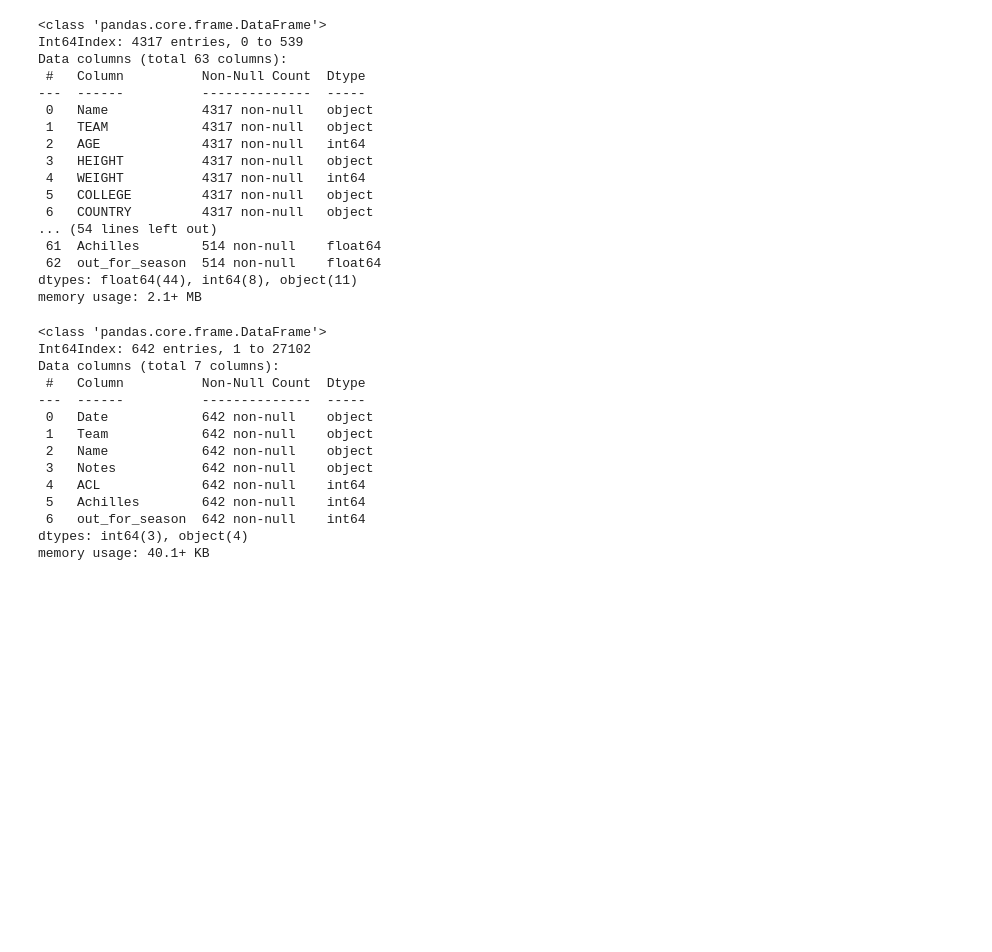
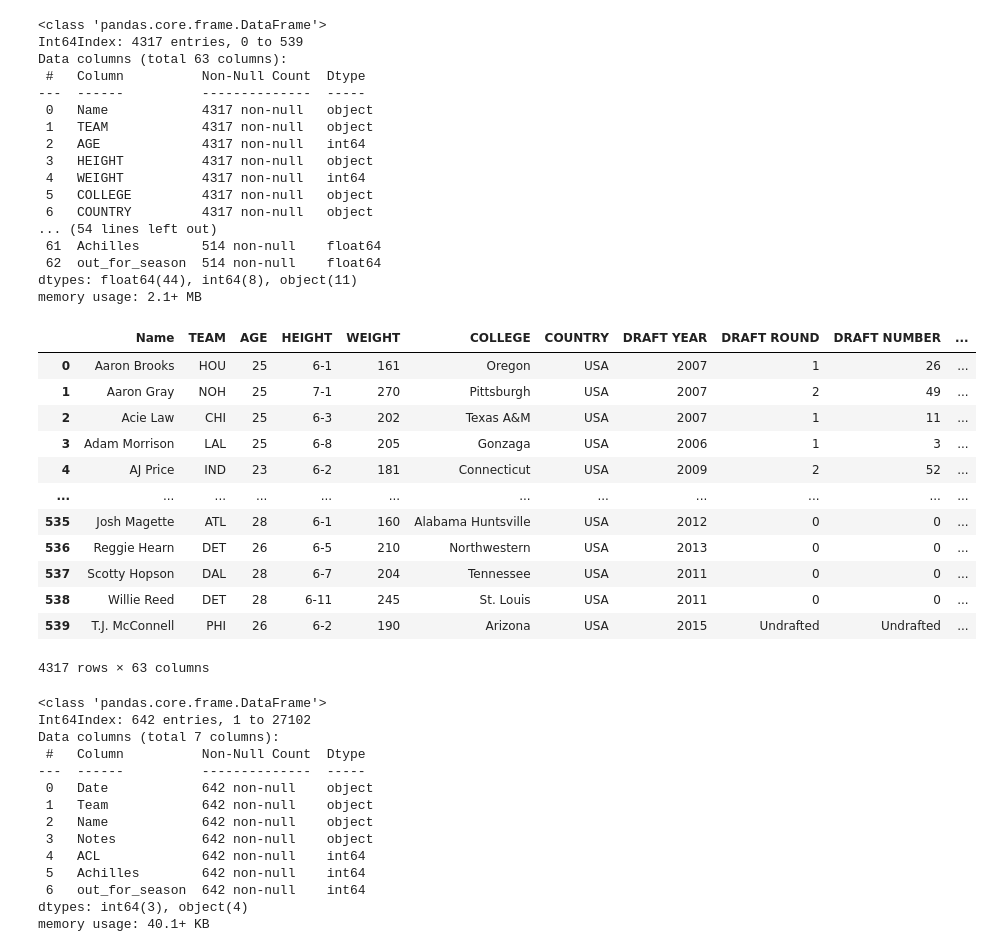
Before and after one commit to RH3421/Reducing_NBA_Injuries, a Jupyter notebook: Firstpass.ipynb, the cells around one changed output. Drawn from its saved outputs; the diff is of its cells as text; code cells hidden in the pictures; blank space fills up the shorter version.

```diff
--- a/Firstpass.ipynb
+++ b/Firstpass.ipynb
@@ -290,6 +290,23 @@ Data columns (total 63 columns):
  62  out_for_season  514 non-null    float64
 dtypes: float64(44), int64(8), object(11)
 memory usage: 2.1+ MB
+# %%
+pd.set_option('display.max_columns', None)
+df_con
+# %% [output]
+|  | Name | TEAM | AGE | HEIGHT | WEIGHT | COLLEGE | COUNTRY | DRAFT YEAR | DRAFT ROUND | DRAFT NUMBER | ... |
+| 0 | Aaron Brooks | HOU | 25 | 6-1 | 161 | Oregon | USA | 2007 | 1 | 26 | ... |
+| 1 | Aaron Gray | NOH | 25 | 7-1 | 270 | Pittsburgh | USA | 2007 | 2 | 49 | ... |
+| 2 | Acie Law | CHI | 25 | 6-3 | 202 | Texas A&M | USA | 2007 | 1 | 11 | ... |
+| 3 | Adam Morrison | LAL | 25 | 6-8 | 205 | Gonzaga | USA | 2006 | 1 | 3 | ... |
+| 4 | AJ Price | IND | 23 | 6-2 | 181 | Connecticut | USA | 2009 | 2 | 52 | ... |
+| ... | ... | ... | ... | ... | ... | ... | ... | ... | ... | ... | ... |
+| 535 | Josh Magette | ATL | 28 | 6-1 | 160 | Alabama Huntsville | USA | 2012 | 0 | 0 | ... |
+| 536 | Reggie Hearn | DET | 26 | 6-5 | 210 | Northwestern | USA | 2013 | 0 | 0 | ... |
+| 537 | Scotty Hopson | DAL | 28 | 6-7 | 204 | Tennessee | USA | 2011 | 0 | 0 | ... |
+| 538 | Willie Reed | DET | 28 | 6-11 | 245 | St. Louis | USA | 2011 | 0 | 0 | ... |
+| 539 | T.J. McConnell | PHI | 26 | 6-2 | 190 | Arizona | USA | 2015 | Undrafted | Undrafted | ... |
+4317 rows × 63 columns
 # %%
 injury_df = df[(df['Notes'].str.contains('tear|torn|rupture', case=False))]
 injury_df.info()
```
Also changed, not shown: parts of 5 cells of this notebook, 2 other files.
